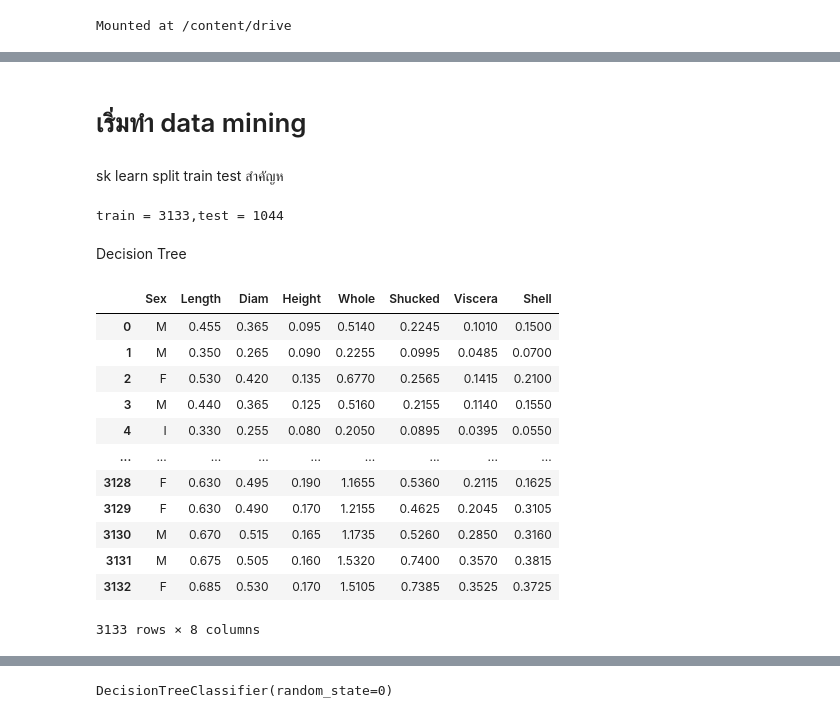
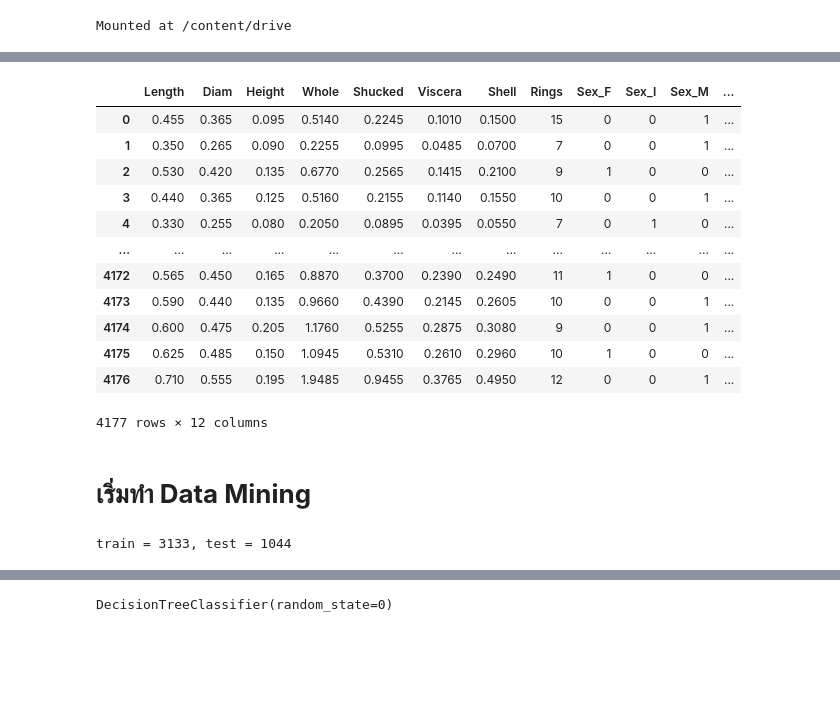
Before and after one commit to ikarosgn/data_viz, a Jupyter notebook: Classification.ipynb, the cells around one changed output, grey strips where cells are left out. Saved outputs shown, nothing was run; the diff lists cells and outputs as text; code cells hidden in the pictures; blank space fills up the shorter version.

```diff
--- a/Classification.ipynb
+++ b/Classification.ipynb
@@ -100,32 +91,28 @@ abalone_df
+# %%
+Abalone_pre['Age_CLASS'] = Abalone_pre['Rings'] >= 10
+Abalone_pre
+# %% [output]
+|  | Length | Diam | Height | Whole | Shucked | Viscera | Shell | Rings | Sex_F | Sex_I | Sex_M | ... |
+| 0 | 0.455 | 0.365 | 0.095 | 0.5140 | 0.2245 | 0.1010 | 0.1500 | 15 | 0 | 0 | 1 | ... |
+| 1 | 0.350 | 0.265 | 0.090 | 0.2255 | 0.0995 | 0.0485 | 0.0700 | 7 | 0 | 0 | 1 | ... |
+| 2 | 0.530 | 0.420 | 0.135 | 0.6770 | 0.2565 | 0.1415 | 0.2100 | 9 | 1 | 0 | 0 | ... |
+| 3 | 0.440 | 0.365 | 0.125 | 0.5160 | 0.2155 | 0.1140 | 0.1550 | 10 | 0 | 0 | 1 | ... |
+| 4 | 0.330 | 0.255 | 0.080 | 0.2050 | 0.0895 | 0.0395 | 0.0550 | 7 | 0 | 1 | 0 | ... |
+| ... | ... | ... | ... | ... | ... | ... | ... | ... | ... | ... | ... | ... |
+| 4172 | 0.565 | 0.450 | 0.165 | 0.8870 | 0.3700 | 0.2390 | 0.2490 | 11 | 1 | 0 | 0 | ... |
+| 4173 | 0.590 | 0.440 | 0.135 | 0.9660 | 0.4390 | 0.2145 | 0.2605 | 10 | 0 | 0 | 1 | ... |
+| 4174 | 0.600 | 0.475 | 0.205 | 1.1760 | 0.5255 | 0.2875 | 0.3080 | 9 | 0 | 0 | 1 | ... |
+| 4175 | 0.625 | 0.485 | 0.150 | 1.0945 | 0.5310 | 0.2610 | 0.2960 | 10 | 1 | 0 | 0 | ... |
+| 4176 | 0.710 | 0.555 | 0.195 | 1.9485 | 0.9455 | 0.3765 | 0.4950 | 12 | 0 | 0 | 1 | ... |
+4177 rows × 12 columns
 # %% [markdown]
-# เริ่มทำ data mining
+# **เริ่มทำ Data Mining**
-# %% [markdown]
-sk learn split train test สำคัญห
 # %%
 import numpy as np
 from sklearn.model_selection import train_test_split
 # %%
-TRAIN = abalone_df_DP.iloc[0:3133,:]
-TEST = abalone_df_DP.iloc[3133:,:]
-print(f'train = {TRAIN.shape[0]},test = {TEST.shape[0]}')
+TRAIN = Abalone_pre.iloc[:3133,:]
+TEST = Abalone_pre.iloc[3133:,:]
+print(f'train = {TRAIN.shape[0]}, test = {TEST.shape[0]}')
 # %% [output]
-train = 3133,test = 1044
+train = 3133, test = 1044
-# %% [markdown]
-Decision Tree
-# %%
-X_Train = TRAIN.iloc[:,:8]
-X_Train
-# %% [output]
-|  | Sex | Length | Diam | Height | Whole | Shucked | Viscera | Shell |
-| 0 | M | 0.455 | 0.365 | 0.095 | 0.5140 | 0.2245 | 0.1010 | 0.1500 |
-| 1 | M | 0.350 | 0.265 | 0.090 | 0.2255 | 0.0995 | 0.0485 | 0.0700 |
-| 2 | F | 0.530 | 0.420 | 0.135 | 0.6770 | 0.2565 | 0.1415 | 0.2100 |
-| 3 | M | 0.440 | 0.365 | 0.125 | 0.5160 | 0.2155 | 0.1140 | 0.1550 |
-| 4 | I | 0.330 | 0.255 | 0.080 | 0.2050 | 0.0895 | 0.0395 | 0.0550 |
-| ... | ... | ... | ... | ... | ... | ... | ... | ... |
-| 3128 | F | 0.630 | 0.495 | 0.190 | 1.1655 | 0.5360 | 0.2115 | 0.1625 |
-| 3129 | F | 0.630 | 0.490 | 0.170 | 1.2155 | 0.4625 | 0.2045 | 0.3105 |
-| 3130 | M | 0.670 | 0.515 | 0.165 | 1.1735 | 0.5260 | 0.2850 | 0.3160 |
-| 3131 | M | 0.675 | 0.505 | 0.160 | 1.5320 | 0.7400 | 0.3570 | 0.3815 |
-| 3132 | F | 0.685 | 0.530 | 0.170 | 1.5105 | 0.7385 | 0.3525 | 0.3725 |
-3133 rows × 8 columns
```
Also changed, not shown: parts of 54 cells of this notebook.
